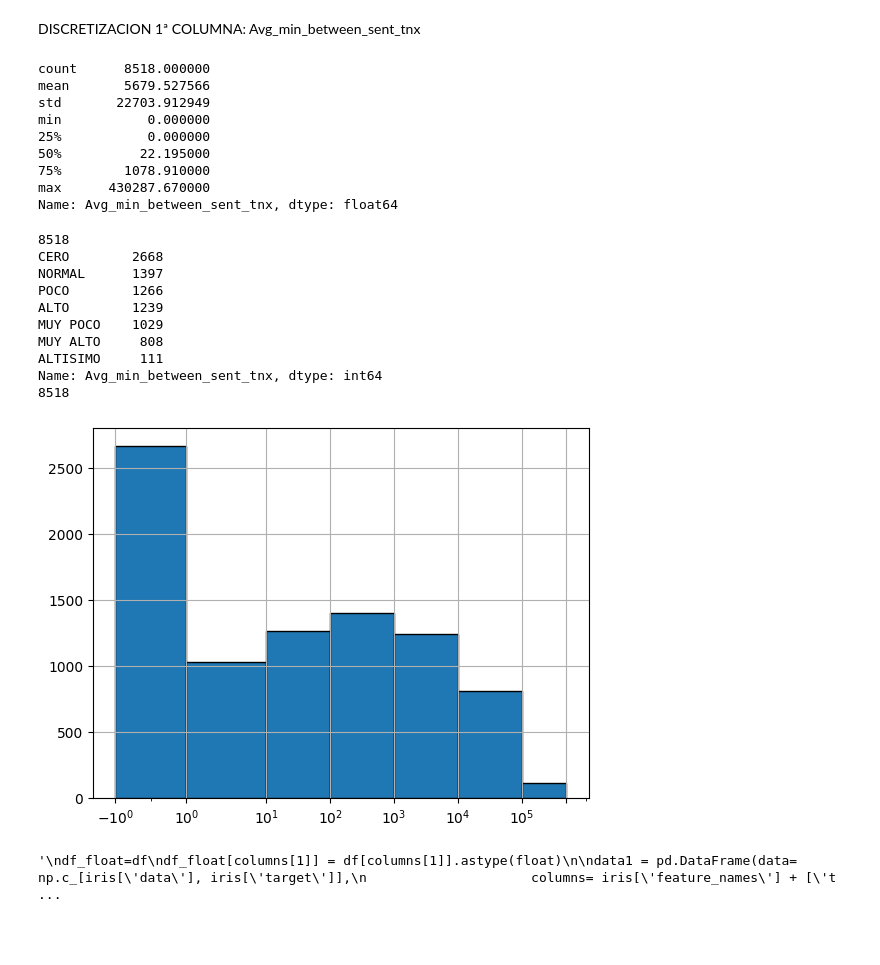
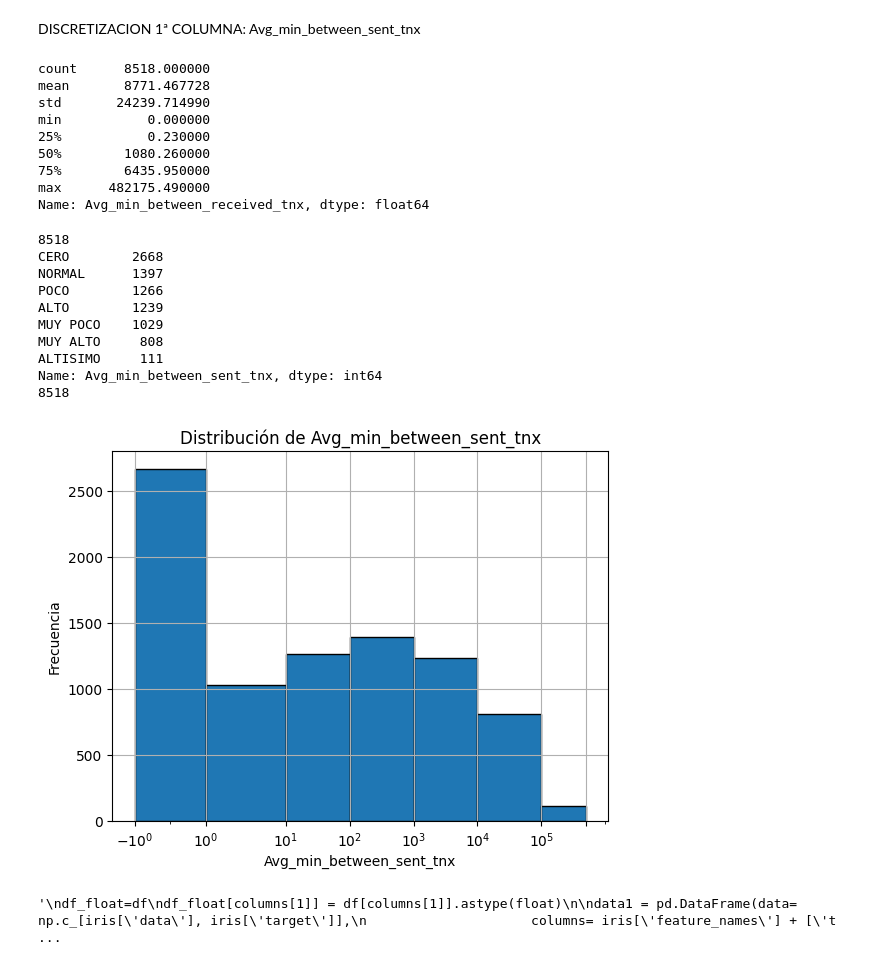
Before and after one commit to docampo99/Fraud_Detection_with_AI, a Jupyter notebook: Ethereum.ipynb, the cells around one changed output. Cells and saved outputs as stored; diff of their text form; code cells hidden in the pictures; blank space fills up the shorter version.

```diff
--- a/Ethereum.ipynb
+++ b/Ethereum.ipynb
@@ -365,0 +367,34 @@ plt.show()
+# %%
+import seaborn as sns
+import matplotlib.pyplot as plt
+
+# Obtener la lista de columnas excluyendo la primera
+columns = df.columns[1:]
+
+# Eliminar duplicados
+df.drop_duplicates(inplace=True)
+
+# Calcular el número de filas y columnas para la disposición de subgráficas
+nrows = (len(columns) + 2) // 3
+ncols = 3
+
+# Crear la figura y los ejes
+fig, axes = plt.subplots(nrows, ncols, figsize=(16, 16), constrained_layout=True)
+plt.subplots_adjust(wspace=0.7, hspace=0.8)
+plt.suptitle("Distribución de los atributos(Escala logarítmica)", y=0.95, size=18, weight='bold')
+
+# Bucle para crear boxplots para cada columna
+for i, col_name in enumerate(columns):
+    row = i // ncols
+    col = i % ncols
+    ax = axes[row, col]
+    sns.boxplot(ax=ax, data=df, x=col_name)
+    ax.set_title(f'Distribución de {col_name}')
+    ax.set_xscale("log") # Opcional: Establece la escala logarítmica en el eje x
+
+# Eliminar los subgráficos vacíos si hay alguno
+for j in range(i+1, nrows*ncols):
+    fig.delaxes(axes[j // ncols, j % ncols])
+
+# Mostrar la figura
+plt.show()
@@ -370,39 +407,43 @@ DISCRETIZACION 1ª COLUMNA: Avg_min_between_sent_tnx
 df[columns[1]].describe()
 # %% [output]
 count      8518.000000
-mean       5679.527566
-std       22703.912949
+mean       8771.467728
+std       24239.714990
 min           0.000000
-25%           0.000000
-50%          22.195000
-75%        1078.910000
-max      430287.670000
-Name: Avg_min_between_sent_tnx, dtype: float64
+25%           0.230000
+50%        1080.260000
+75%        6435.950000
+max      482175.490000
+Name: Avg_min_between_received_tnx, dtype: float64
 # %%
+columns = df.columns
 #Estadisticas de la primera columna
 df[columns[1]].describe()
 print(df[columns[1]].value_counts().sum())
 #dividelo en bins
 bins=[-1,1,10,100,1000,10000,100000,500000]
 plt.xscale('symlog')
 plt.xticks(bins)
+plt.xlabel(columns[1])
+plt.ylabel('Frecuencia')
+plt.title('Distribución de '+columns[1])
 df[columns[1]].hist(bins=bins,  align='mid',edgecolor='black')
 #discretiza los valores de la columna en, los iguales a 0 y en ,10,50,100,1000,10000,100000,500000
 df[columns[1]] = pd.cut(df[columns[1]], bins=bins, labels=["CERO","MUY POCO","POCO","NORMAL","ALTO","MUY ALTO","ALTISIMO"])
 print(df[columns[1]].value_counts())
 print(df[columns[1]].value_counts().sum())
 # %% [output]
 8518
 CERO        2668
 NORMAL      1397
 POCO        1266
 ALTO        1239
 MUY POCO    1029
 MUY ALTO     808
 ALTISIMO     111
 Name: Avg_min_between_sent_tnx, dtype: int64
 8518
-[figure, old version]
+[figure, new version]
 # %%
 '''
 df_float=df
```
Also changed, not shown: parts of 38 cells of this notebook, 1 other file.
